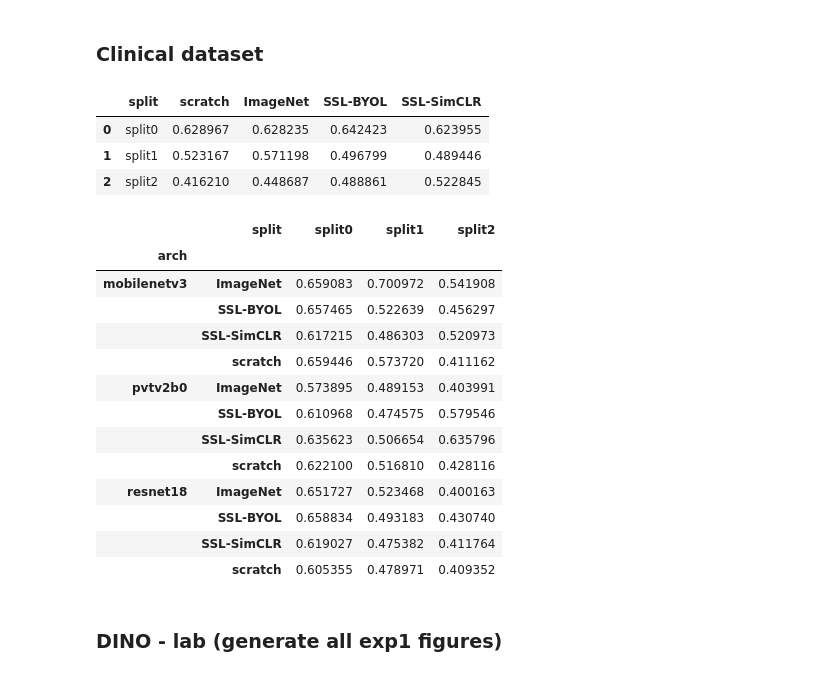
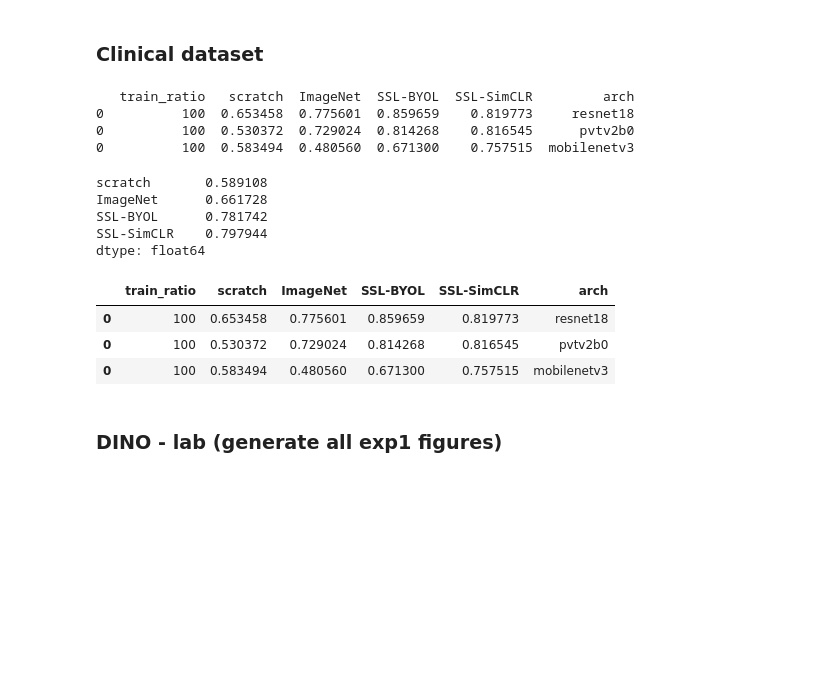
Before and after one commit to AnaJade/OCT_classification, a Jupyter notebook: brouillon.ipynb, the cells around one changed output. Cells and saved outputs as stored; diff of their text form; code cells hidden in the pictures; blank space fills up the shorter version.

```diff
--- a/brouillon.ipynb
+++ b/brouillon.ipynb
@@ -1036,23 +1011,20 @@ for arch in model_archs.keys():
 
     # Get mAP per col
     all_preds = {'scratch': supervised_preds_random, 'ImageNet': supervised_preds_imagenet, 'SSL-BYOL': byol_preds, 'SSL-SimCLR': simclr_preds}
-    split_list = list(set(sum([list(d.keys()) for d in list(all_preds.values())], [])))
-    split_list.sort()
     map_overview = {}
-    for s in split_list:
-        map_overview[s] = {}
-        split_preds = {k: df[s] for k, df in all_preds.items()}
-        for w, preds in split_preds.items():
-            map_overview[s][w] = get_map_per_col(preds, keep_weight_init=False)['100']
+    for w, preds in all_preds.items():
+        map_overview[w] = get_map_per_col(preds, keep_weight_init=False)
     map_overview = pd.DataFrame.from_dict(map_overview, orient='columns')
-    map_overview = map_overview.T.reset_index().rename(columns={'index': 'split'})
+    # map_overview = map_overview.T.reset_index().rename(columns={'index': 'split'})
+    map_overview.index = [int(i) for i in map_overview.index]
+    map_overview = map_overview.reset_index().rename(columns={'index': 'train_ratio'})
+    # print(map_overview)
+
     # f1_overview
     plt_title = f"mAP on the {datasets[dataset]} dataset using a {model_archs[arch]} encoder"
-    map_overview.plot.bar(x='split', y=[c for c in map_overview if c != 'split'],
-                        title=plt_title,
-                        xlabel=r'% of the training set',
-                        ylabel='Macro mean average precision',
-                        )
+    map_overview.drop(columns=['train_ratio']).T[0].plot.bar(title=plt_title,
+                        # xlabel=r'% of the training set',
+                        ylabel='Macro mean average precision',)
     plt.xticks(rotation=0, ha='center')
     plt.savefig(f'F1score_{arch}_{dataset}.png', dpi=500)
     plt.close()
@@ -1062,49 +1034,49 @@ for arch in model_archs.keys():
 
 # Group per train ratio
 map_per_arch = pd.concat(map_per_arch, axis=0)
-map_per_arch_print = map_per_arch.pivot_table(index='split', columns=['arch'], values=['scratch', 'ImageNet', 'SSL-BYOL', 'SSL-SimCLR'])
-map_per_arch_print.columns = map_per_arch_print.columns.swaplevel(0)
-map_per_arch_print = map_per_arch_print.sort_index(level=0, axis=1)
+print(map_per_arch)
+# map_per_arch_print = map_per_arch.pivot_table(index='split', columns=['arch'], values=['scratch', 'ImageNet', 'SSL-BYOL', 'SSL-SimCLR'])
+# map_per_arch_print.columns = map_per_arch_print.columns.swaplevel(0)
+# map_per_arch_print = map_per_arch_print.sort_index(level=0, axis=1)
 # print(map_per_arch_print.T)
-map_per_arch = map_per_arch.drop(columns=['arch']).groupby('split').mean().reset_index()
+# map_per_arch = map_per_arch.drop(columns=['arch']).groupby('split').mean().reset_index()
 
 # f1_overview
 plt_title = f"mAP on the {datasets[dataset]} dataset averaged over all encoder architectures"
-map_per_arch.plot.bar(x='split', y=[c for c in map_per_arch if c != 'split'],
+map_per_arch_plt = map_per_arch.drop(columns=['train_ratio','arch']).mean()
+map_per_arch_plt.plot.bar(
                     title=plt_title,
-                    xlabel=r'% of the training set',
+                    # xlabel=r'% of the training set',
                     ylabel='Macro mean average precision',
                     figsize=(8, 5))
 plt.xticks(rotation=0, ha='center')
 plt.tight_layout()
 plt.savefig(f'F1score_avg_{dataset}.png', dpi=500)
 plt.show()
+
+map_ssl_oct_clinical = map_per_arch.copy()
+# %% [output]
+   train_ratio   scratch  ImageNet  SSL-BYOL  SSL-SimCLR         arch
+0          100  0.653458  0.775601  0.859659    0.819773     resnet18
+0          100  0.530372  0.729024  0.814268    0.816545      pvtv2b0
+0          100  0.583494  0.480560  0.671300    0.757515  mobilenetv3
 # %%
 # Experiment 2 numerical results
-map_per_arch
+map_per_arch_plt
 # %% [output]
-|  | split | scratch | ImageNet | SSL-BYOL | SSL-SimCLR |
-| 0 | split0 | 0.628967 | 0.628235 | 0.642423 | 0.623955 |
-| 1 | split1 | 0.523167 | 0.571198 | 0.496799 | 0.489446 |
-| 2 | split2 | 0.416210 | 0.448687 | 0.488861 | 0.522845 |
+scratch       0.589108
+ImageNet      0.661728
+SSL-BYOL      0.781742
+SSL-SimCLR    0.797944
+dtype: float64
 # %%
 # Experiment 1 numerical results
-map_per_arch_print.T
+map_per_arch
 # %% [output]
-|  | split | split0 | split1 | split2 |
-| arch |  |  |  |  |
-| mobilenetv3 | ImageNet | 0.659083 | 0.700972 | 0.541908 |
-|  | SSL-BYOL | 0.657465 | 0.522639 | 0.456297 |
-|  | SSL-SimCLR | 0.617215 | 0.486303 | 0.520973 |
-|  | scratch | 0.659446 | 0.573720 | 0.411162 |
-| pvtv2b0 | ImageNet | 0.573895 | 0.489153 | 0.403991 |
-|  | SSL-BYOL | 0.610968 | 0.474575 | 0.579546 |
-|  | SSL-SimCLR | 0.635623 | 0.506654 | 0.635796 |
-|  | scratch | 0.622100 | 0.516810 | 0.428116 |
-| resnet18 | ImageNet | 0.651727 | 0.523468 | 0.400163 |
-|  | SSL-BYOL | 0.658834 | 0.493183 | 0.430740 |
-|  | SSL-SimCLR | 0.619027 | 0.475382 | 0.411764 |
-|  | scratch | 0.605355 | 0.478971 | 0.409352 |
+|  | train_ratio | scratch | ImageNet | SSL-BYOL | SSL-SimCLR | arch |
+| 0 | 100 | 0.653458 | 0.775601 | 0.859659 | 0.819773 | resnet18 |
+| 0 | 100 | 0.530372 | 0.729024 | 0.814268 | 0.816545 | pvtv2b0 |
+| 0 | 100 | 0.583494 | 0.480560 | 0.671300 | 0.757515 | mobilenetv3 |
 # %% [markdown]
 ### DINO - lab (generate all exp1 figures)
 # %%
```
Also changed, not shown: parts of 17 cells of this notebook.
